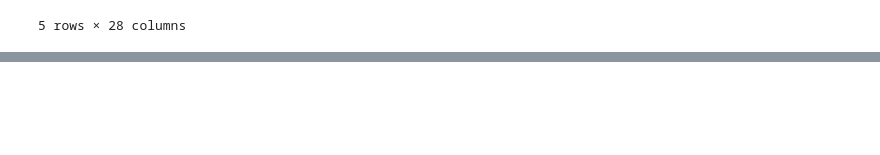
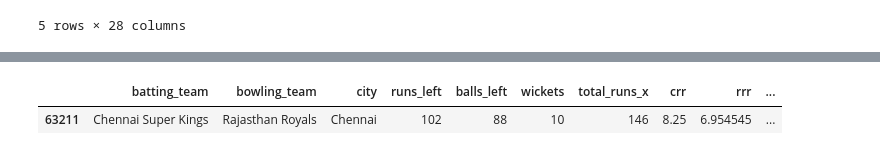
Before and after one commit to NewCodeLearner/ML_Algorithms, a Jupyter notebook: 03_IPL_win_probability_predictor.ipynb, the cells around one changed output, grey strips where cells are left out. Saved outputs shown, nothing was run; the diff lists cells and outputs as text; code cells hidden in the pictures; blank space fills up the shorter version.

Commit message:
performed data preprocessing steps

```diff
--- a/03_IPL_win_probability_predictor.ipynb
+++ b/03_IPL_win_probability_predictor.ipynb
@@ -144,0 +167,6 @@ delivery_df.head()
+# %%
+#function to populate winner based on column data
+def result(row):
+    return 1 if row['batting_team'] == row['winner'] else 0
+# %%
+delivery_df['result'] = delivery_df.apply(result,axis=1)
@@ -144,0 +189,9 @@ delivery_df.head()
+# %%
+final_df = delivery_df[['batting_team','bowling_team','city','runs_left','balls_left','wickets','total_runs_x','crr','rrr','result']]
+# %%
+final_df = final_df.sample(final_df.shape[0])
+# %%
+final_df.sample()
+# %% [output]
+|  | batting_team | bowling_team | city | runs_left | balls_left | wickets | total_runs_x | crr | rrr | ... |
+| 63211 | Chennai Super Kings | Rajasthan Royals | Chennai | 102 | 88 | 10 | 146 | 8.25 | 6.954545 | ... |
```
Also changed, not shown: parts of 4 cells of this notebook.
